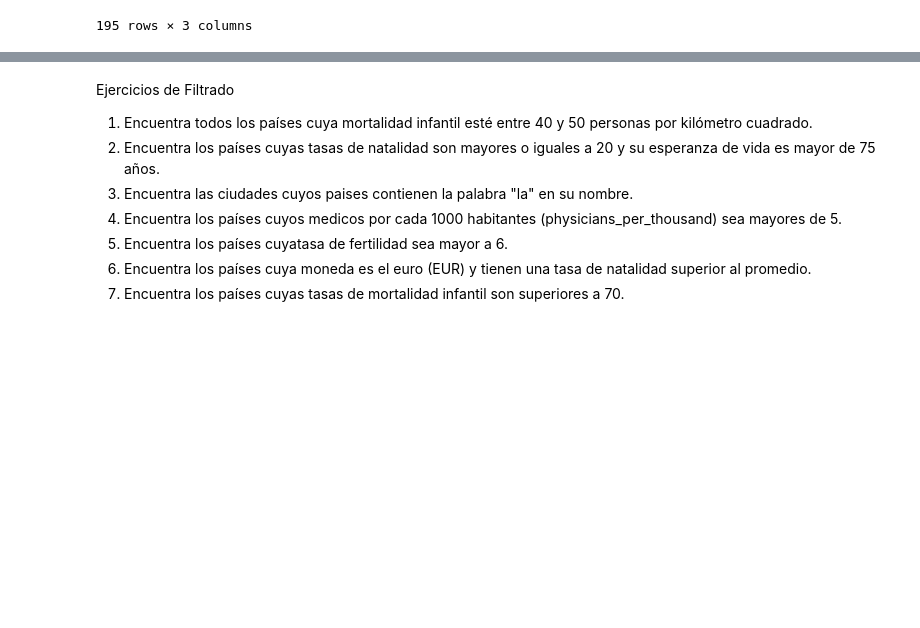
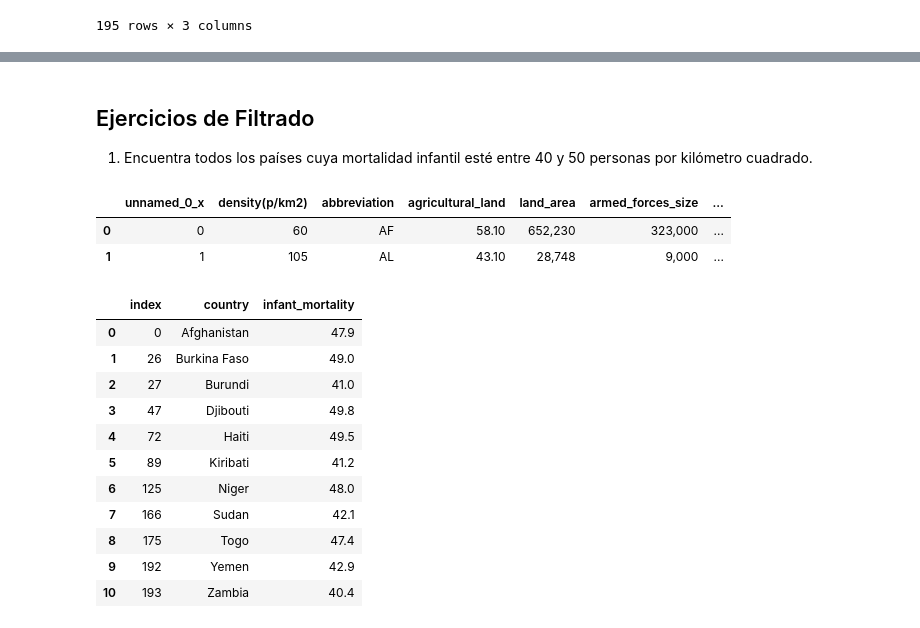
Before and after one commit to raquelmartinrodriguez/promoG_modulo3_sprint1_pairprogramming_MirnaOspino_RaquelMartin, a Jupyter notebook: pair_4_programing_union.ipynb, the cells around one changed output, grey strips where cells are left out. Drawn from its saved outputs; the diff is of its cells as text; code cells hidden in the pictures; blank space fills up the shorter version.

Commit message:
add ex filtrado 1-5

```diff
--- a/pair_4_programing_union.ipynb
+++ b/pair_4_programing_union.ipynb
@@ -229,11 +268,2 @@ df_merge[columns_to_clean2 ]
 # %%
 df_merge.to_csv('dfpair_5.csv', index=False)
-# %% [markdown]
-Ejercicios de Filtrado
-1.	Encuentra todos los países cuya mortalidad infantil esté entre 40 y 50 personas por kilómetro cuadrado.
-2.	Encuentra los países cuyas tasas de natalidad son mayores o iguales a 20 y su esperanza de vida es mayor de 75 años.
-3.	Encuentra las ciudades cuyos paises contienen la palabra "la" en su nombre.
-4.	Encuentra los países cuyos medicos por cada 1000 habitantes (physicians_per_thousand) sea mayores de 5.
-5.	Encuentra los países cuyatasa de fertilidad sea mayor a 6.
-6.	Encuentra los países cuya moneda es el euro (EUR) y tienen una tasa de natalidad superior al promedio.
-7.	Encuentra los países cuyas tasas de mortalidad infantil son superiores a 70.
@@ -241,0 +270,25 @@ df_merge["country"]
+# %% [markdown]
+## Ejercicios de Filtrado
+1.	Encuentra todos los países cuya mortalidad infantil esté entre 40 y 50 personas por kilómetro cuadrado.
+# %%
+df_merge.head(2)
+# %% [output]
+|  | unnamed_0_x | density(p/km2) | abbreviation | agricultural_land | land_area | armed_forces_size | ... |
+| 0 | 0 | 60 | AF | 58.10 | 652,230 | 323,000 | ... |
+| 1 | 1 | 105 | AL | 43.10 | 28,748 | 9,000 | ... |
+# %%
+df_mortality = df_merge[['country', 'infant_mortality']][df_merge ['infant_mortality'].between(40,50, inclusive = 'both')]
+df_mortality.reset_index()
+# %% [output]
+|  | index | country | infant_mortality |
+| 0 | 0 | Afghanistan | 47.9 |
+| 1 | 26 | Burkina Faso | 49.0 |
+| 2 | 27 | Burundi | 41.0 |
+| 3 | 47 | Djibouti | 49.8 |
+| 4 | 72 | Haiti | 49.5 |
+| 5 | 89 | Kiribati | 41.2 |
+| 6 | 125 | Niger | 48.0 |
+| 7 | 166 | Sudan | 42.1 |
+| 8 | 175 | Togo | 47.4 |
+| 9 | 192 | Yemen | 42.9 |
+| 10 | 193 | Zambia | 40.4 |
```
Also changed, not shown: parts of 20 cells of this notebook, 3 other files.
